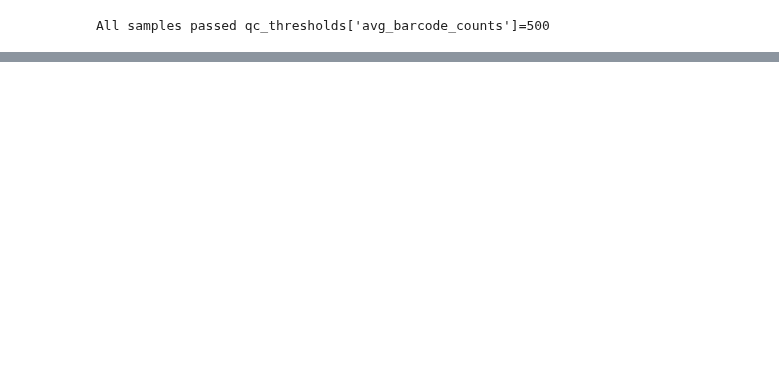
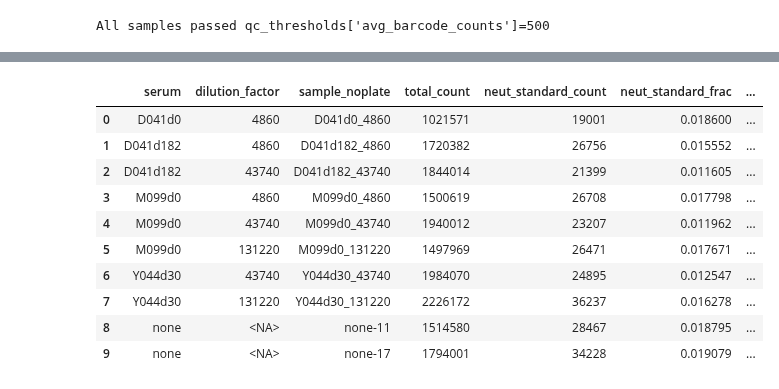
Before and after one commit to jbloomlab/seqneut-pipeline, a Jupyter notebook: notebooks/process_plate.py.ipynb, the cells around one changed output, grey strips where cells are left out. Saved outputs shown, nothing was run; the diff lists cells and outputs as text; code cells hidden in the pictures; blank space fills up the shorter version.

Commit message:
analyze neut_standard_fracs

```diff
--- a/notebooks/process_plate.py.ipynb
+++ b/notebooks/process_plate.py.ipynb
@@ -194,0 +197,73 @@ All samples passed qc_thresholds['avg_barcode_counts']=500
+# %%
+neut_standard_fracs = (
+    counts
+    .assign(neut_standard_count=lambda x: x["count"] * x["neut_standard"].astype(int))
+    .groupby(
+        ["serum", "dilution_factor", "sample_noplate"],
+        dropna=False,
+        as_index=False,
+    )
+    .aggregate(
+        total_count=pd.NamedAgg("count", "sum"),
+        neut_standard_count=pd.NamedAgg("neut_standard_count", "sum"),
+    )
+    .assign(
+        neut_standard_frac=lambda x: x["neut_standard_count"] / x["total_count"],
+        passes_qc=lambda x: (
+            (x["neut_standard_frac"] >= qc_thresholds["min_neut_standard_frac"])
+            & (
+                (x["serum"] != "none")
+                | (x["neut_standard_frac"] <= qc_thresholds["max_neut_standard_frac_no_serum"])
+            )
+        ),
+    )
+)
+
+neut_standard_qc_desc = (
+    f"neut standard frac >= {qc_thresholds['min_neut_standard_frac']}, "
+    + f"<= {qc_thresholds['max_neut_standard_frac_no_serum']} for no-serum samples"
+)
+
+neut_standard_fracs_chart = (
+    alt.Chart(neut_standard_fracs)
+    .add_params(serum_selection)
+    .transform_filter(serum_selection)
+    .encode(
+        alt.X(
+            "neut_standard_frac",
+            title="fraction of counts from neutralization standard",
+            scale=alt.Scale(nice=False, padding=3),
+        ),
+        alt.Y(
+            "sample_noplate",
+            title=None,
+            sort=list(
+                neut_standard_fracs.sort_values(["serum", "dilution_factor"])["sample_noplate"]
+            ),
+        ),
+        alt.Color(
+            "passes_qc",
+            title=neut_standard_qc_desc,
+            scale=alt.Scale(domain=[True, False]),
+        ),
+        tooltip=neut_standard_fracs.columns.tolist(),
+    )
+    .mark_bar(height={"band": 0.85})
+    .properties(
+        height=alt.Step(10),
+        width=200,
+        title=f"Neutralization-standard fractions for {plate}",
+    )
+    .configure_axis(grid=False)
+    .configure_legend(titleLimit=1000)
+)
+
+display(neut_standard_fracs_chart)
+
+if not neut_standard_fracs["passes_qc"].all():
+    qc_failures.add("min_neut_standard_frac or max_neut_standard_frac_no_serum")
+    print(f"\nThe following samples failed {neut_standard_qc_desc}")
+    display(neut_standard_fracs.query("not passes_qc").reset_index(drop=True))
+else:
+    print(f"\nAll samples passed {neut_standard_qc_desc}")
+# %% [output]
@@ -194,0 +272,11 @@ All samples passed qc_thresholds['avg_barcode_counts']=500
+|  | serum | dilution_factor | sample_noplate | total_count | neut_standard_count | neut_standard_frac | ... |
+| 0 | D041d0 | 4860 | D041d0_4860 | 1021571 | 19001 | 0.018600 | ... |
+| 1 | D041d182 | 4860 | D041d182_4860 | 1720382 | 26756 | 0.015552 | ... |
+| 2 | D041d182 | 43740 | D041d182_43740 | 1844014 | 21399 | 0.011605 | ... |
+| 3 | M099d0 | 4860 | M099d0_4860 | 1500619 | 26708 | 0.017798 | ... |
+| 4 | M099d0 | 43740 | M099d0_43740 | 1940012 | 23207 | 0.011962 | ... |
+| 5 | M099d0 | 131220 | M099d0_131220 | 1497969 | 26471 | 0.017671 | ... |
+| 6 | Y044d30 | 43740 | Y044d30_43740 | 1984070 | 24895 | 0.012547 | ... |
+| 7 | Y044d30 | 131220 | Y044d30_131220 | 2226172 | 36237 | 0.016278 | ... |
+| 8 | none | <NA> | none-11 | 1514580 | 28467 | 0.018795 | ... |
+| 9 | none | <NA> | none-17 | 1794001 | 34228 | 0.019079 | ... |
```
Also changed, not shown: parts of 6 cells of this notebook.
